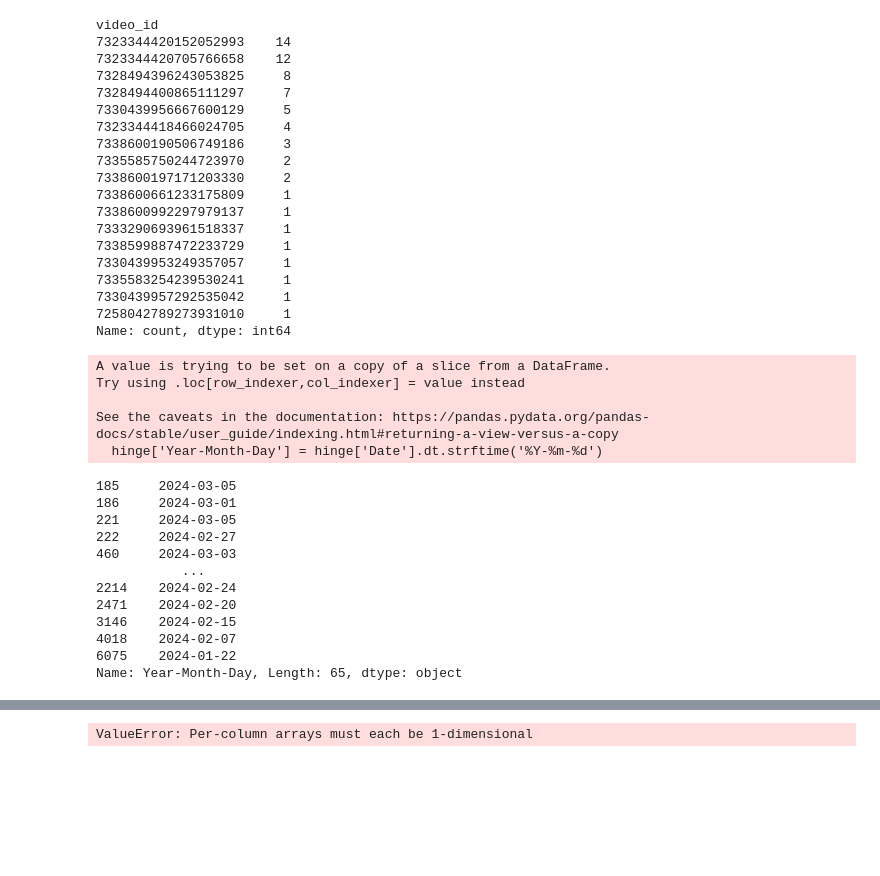
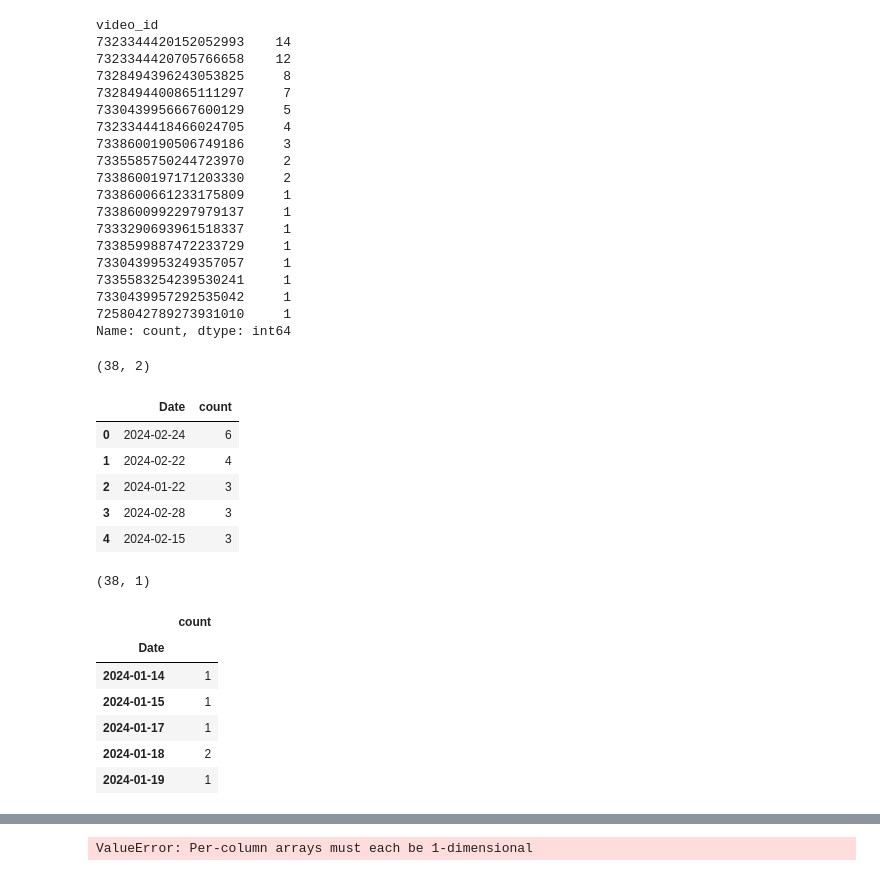
Before and after one commit to Dorajyl/CS315_FinalProject, a Jupyter notebook: ad_exploration.ipynb, the cells around one changed output, grey strips where cells are left out. Drawn from its saved outputs; the diff is of its cells as text; code cells hidden in the pictures; blank space fills up the shorter version.

```diff
--- a/ad_exploration.ipynb
+++ b/ad_exploration.ipynb
@@ -506,24 +517,3 @@ Name: count, dtype: int64
 # hinge_df = pd.DataFrame(hinge_counts)
 # print(hinge_df.shape)
 # hinge_df
-# %%
-hinge['Year-Month-Day'] = hinge['Date'].dt.strftime('%Y-%m-%d')
-hinge['Year-Month-Day']
-# %% [output]
-A value is trying to be set on a copy of a slice from a DataFrame.
-Try using .loc[row_indexer,col_indexer] = value instead
-
-See the caveats in the documentation: https://pandas.pydata.org/pandas-docs/stable/user_guide/indexing.html#returning-a-view-versus-a-copy
-  hinge['Year-Month-Day'] = hinge['Date'].dt.strftime('%Y-%m-%d')
-185     2024-03-05
-186     2024-03-01
-221     2024-03-05
-222     2024-02-27
-460     2024-03-03
-           ...
-2214    2024-02-24
-2471    2024-02-20
-3146    2024-02-15
-4018    2024-02-07
-6075    2024-01-22
-Name: Year-Month-Day, Length: 65, dtype: object
@@ -529,0 +527,27 @@ Name: Year-Month-Day, Length: 65, dtype: object
+# %%
+# hinge_counts = hinge2['Date'].value_counts().reset_index()
+
+hinge_counts = hinge['Date'].value_counts().reset_index()
+print(hinge_counts.shape)
+hinge_counts.head()
+# %% [output]
+(38, 2)
+|  | Date | count |
+| 0 | 2024-02-24 | 6 |
+| 1 | 2024-02-22 | 4 |
+| 2 | 2024-01-22 | 3 |
+| 3 | 2024-02-28 | 3 |
+| 4 | 2024-02-15 | 3 |
+# %%
+hinge_counts2 = hinge_counts.set_index('Date',inplace=False).sort_index()
+print(hinge_counts2.shape)
+hinge_counts2.head()
+# %% [output]
+(38, 1)
+|  | count |
+| Date |  |
+| 2024-01-14 | 1 |
+| 2024-01-15 | 1 |
+| 2024-01-17 | 1 |
+| 2024-01-18 | 2 |
+| 2024-01-19 | 1 |
```
Also changed, not shown: parts of 8 cells of this notebook.
